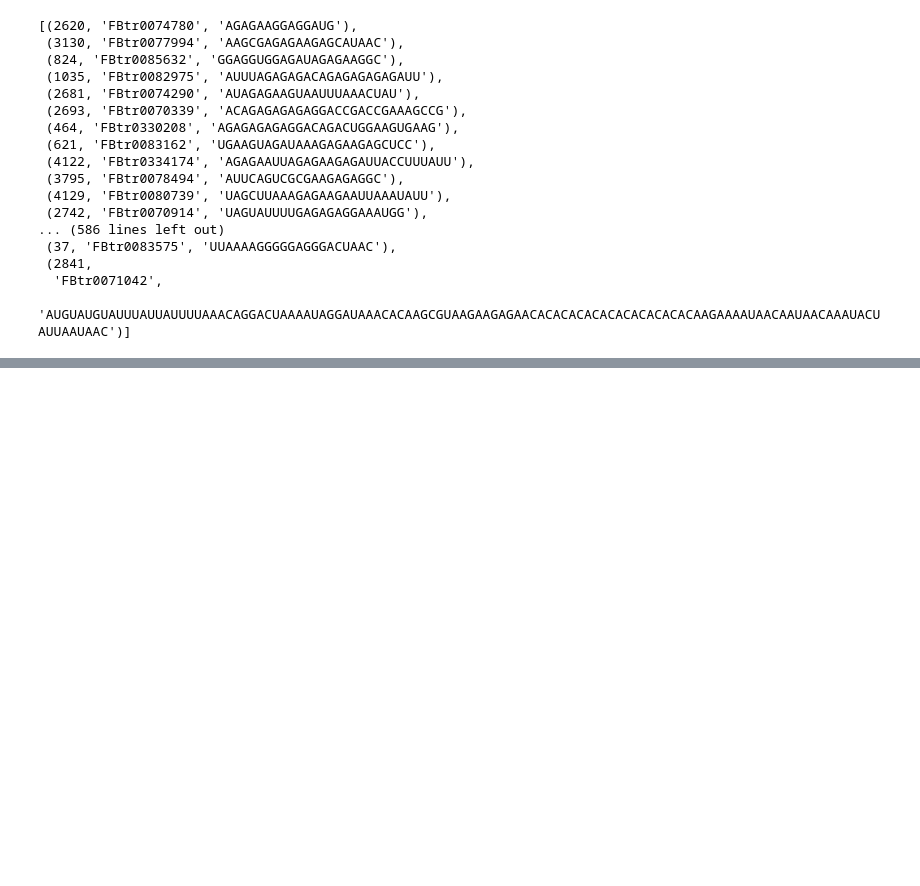
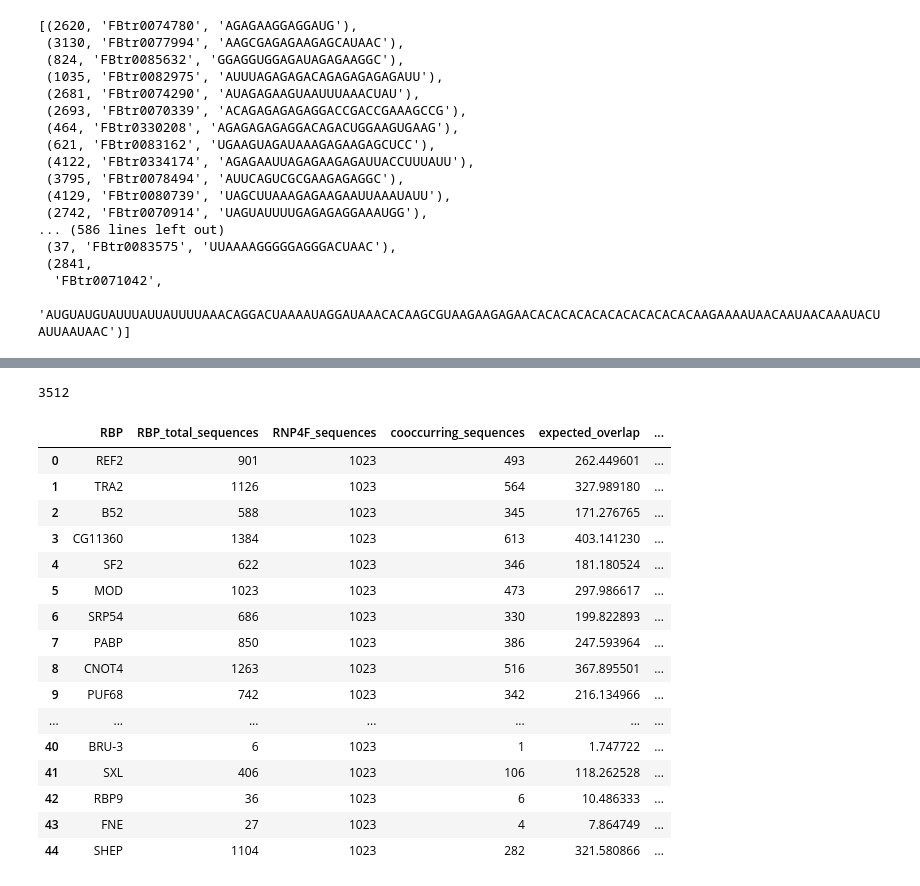
Before and after one commit to ManchesterBioinference/mRNA_LLM, a Jupyter notebook: notebooks/explorativeJupyterNotebooks/exploreRNP4F.ipynb, the cells around one changed output, grey strips where cells are left out. Saved outputs shown, nothing was run; the diff lists cells and outputs as text; code cells hidden in the pictures; blank space fills up the shorter version.

```diff
--- a/notebooks/explorativeJupyterNotebooks/exploreRNP4F.ipynb
+++ b/notebooks/explorativeJupyterNotebooks/exploreRNP4F.ipynb
@@ -182,0 +347,42 @@ list3UTR
+# %%
+from scipy.stats import hypergeom
+import numpy as np
+
+# Parameters for hypergeometric test
+total_sequences = len(set(cooccurrence_df['base_seq_ID']))  # Total number of sequences
+rnp4f_sequences = len(rnp4f_base_seqs)  # Number of sequences with RNP4F
+
+# Create results dataframe
+hypergeom_results = []
+
+for rbp in cooccurring_rbps:
+    if rbp != 'RNP4F':  # Skip RNP4F itself
+        # Get counts
+        rbp_total = total_rbp_counts[rbp]  # Total sequences with this RBP
+        cooccurring = int(comparison_df.loc[rbp, 'cooccurring_with_RNP4F'])  # Overlap with RNP4F
+
+        # Hypergeometric test
+        # P(X >= cooccurring) where X ~ Hypergeom(total_sequences, rbp_total, rnp4f_sequences)
+        p_value = hypergeom.sf(cooccurring - 1, total_sequences, rbp_total, rnp4f_sequences)
+
+        hypergeom_results.append({
+            'RBP': rbp,
+            'RBP_total_sequences': rbp_total,
+            'RNP4F_sequences': rnp4f_sequences,
+            'cooccurring_sequences': cooccurring,
+            'expected_overlap': (rbp_total * rnp4f_sequences) / total_sequences,
+            'fold_enrichment': cooccurring / ((rbp_total * rnp4f_sequences) / total_sequences),
+            'p_value': p_value
+        })
+
+hypergeom_df = pd.DataFrame(hypergeom_results).sort_values('p_value')
+
+# Apply Bonferroni correction
+hypergeom_df['p_value_bonferroni'] = hypergeom_df['p_value'] * len(hypergeom_df)
+hypergeom_df['significant_bonferroni'] = hypergeom_df['p_value_bonferroni'] < 0.05
+hypergeom_df = hypergeom_df.reset_index(drop=True)
+
+print("Hypergeometric analysis results (top 20 most significant):")
+print(hypergeom_df.head(20))
+
+print(f"\nNumber of RBPs with significant enrichment (Bonferroni corrected p < 0.05): {hypergeom_df['significant_bonferroni'].sum()}")
@@ -182,0 +407,22 @@ list3UTR
+# %%
+print(total_sequences)
+hypergeom_df
+# %% [output]
+3512
+|  | RBP | RBP_total_sequences | RNP4F_sequences | cooccurring_sequences | expected_overlap | ... |
+| 0 | REF2 | 901 | 1023 | 493 | 262.449601 | ... |
+| 1 | TRA2 | 1126 | 1023 | 564 | 327.989180 | ... |
+| 2 | B52 | 588 | 1023 | 345 | 171.276765 | ... |
+| 3 | CG11360 | 1384 | 1023 | 613 | 403.141230 | ... |
+| 4 | SF2 | 622 | 1023 | 346 | 181.180524 | ... |
+| 5 | MOD | 1023 | 1023 | 473 | 297.986617 | ... |
+| 6 | SRP54 | 686 | 1023 | 330 | 199.822893 | ... |
+| 7 | PABP | 850 | 1023 | 386 | 247.593964 | ... |
+| 8 | CNOT4 | 1263 | 1023 | 516 | 367.895501 | ... |
+| 9 | PUF68 | 742 | 1023 | 342 | 216.134966 | ... |
+| ... | ... | ... | ... | ... | ... | ... |
+| 40 | BRU-3 | 6 | 1023 | 1 | 1.747722 | ... |
+| 41 | SXL | 406 | 1023 | 106 | 118.262528 | ... |
+| 42 | RBP9 | 36 | 1023 | 6 | 10.486333 | ... |
+| 43 | FNE | 27 | 1023 | 4 | 7.864749 | ... |
+| 44 | SHEP | 1104 | 1023 | 282 | 321.580866 | ... |
```
Also changed, not shown: parts of 13 cells of this notebook, 9 other files.
